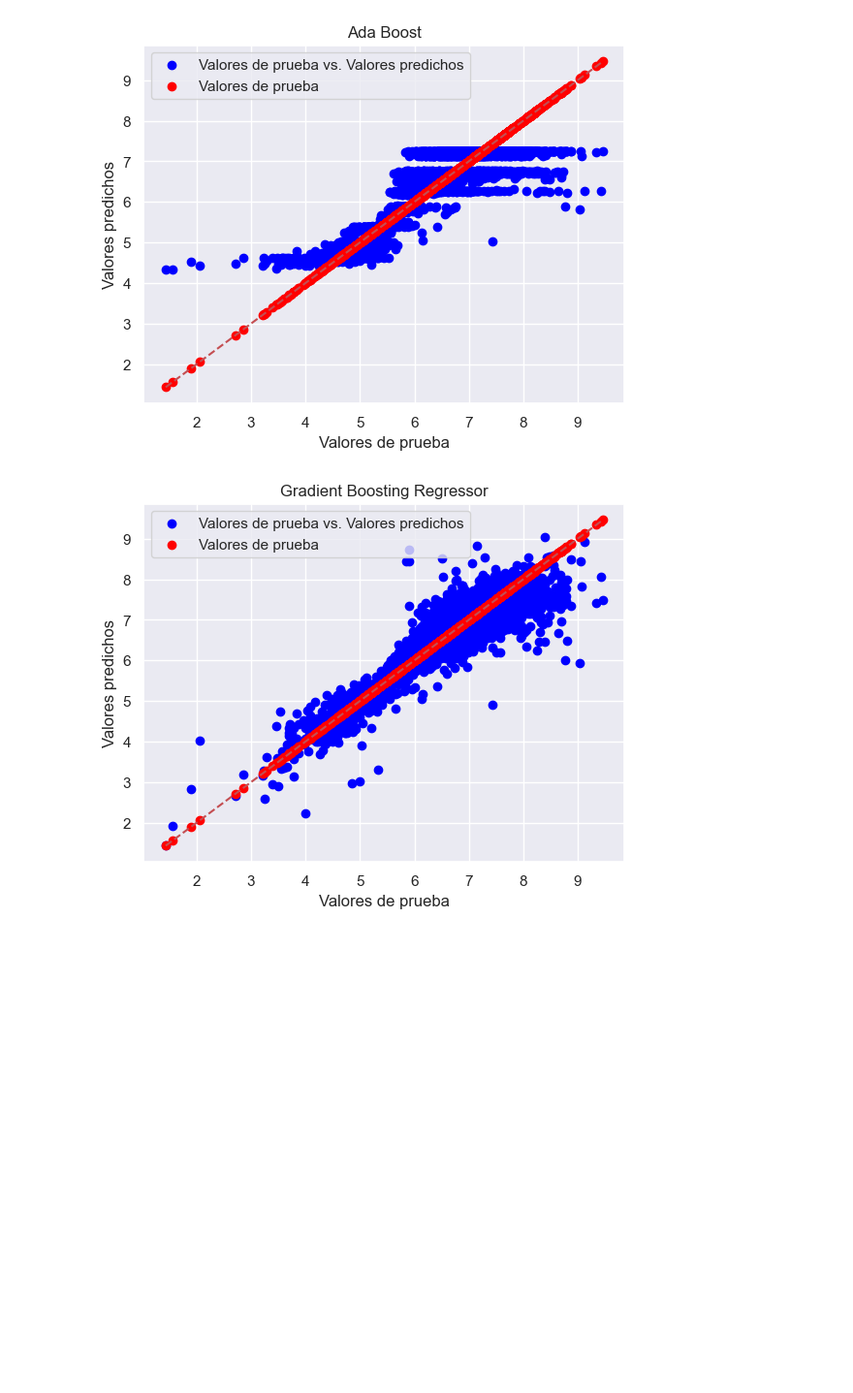
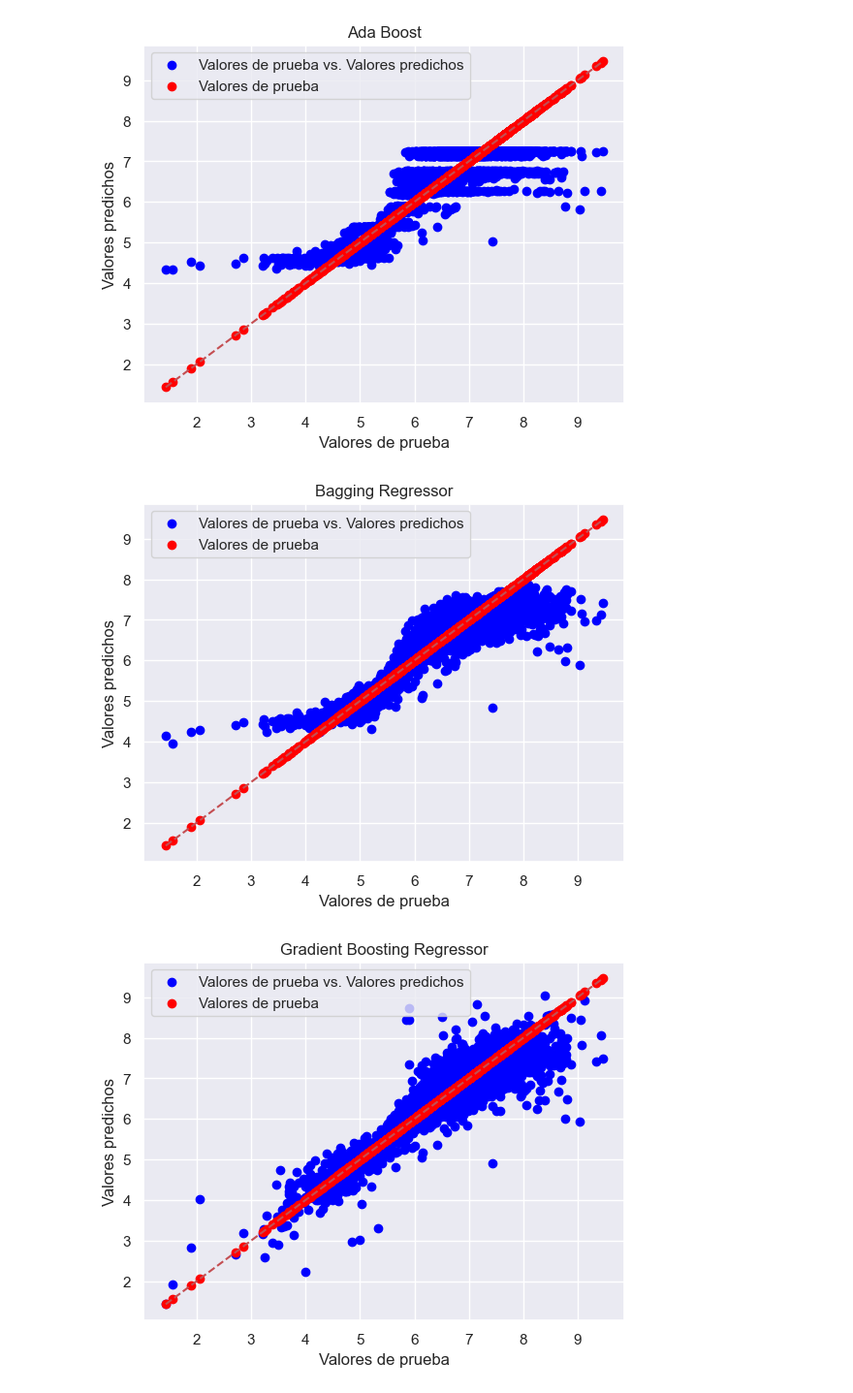
Before and after one commit to svalencia-romero/Prediccion-rating-de-usuarios-de-juegos-de-mesa, a Jupyter notebook: notebooks/04_Evaluacion_Modelo.ipynb, the cells around one changed output. Shown: that part at 97% size. Saved outputs shown, nothing was run; the diff lists cells and outputs as text; code cells hidden in the pictures; blank space fills up the shorter version.

```diff
--- a/notebooks/04_Evaluacion_Modelo.ipynb
+++ b/notebooks/04_Evaluacion_Modelo.ipynb
@@ -286,0 +290,35 @@ R-squared (R2) Score: 0.8451
+# %%
+# Modelo Bagging Regressor
+# Carga de modelo
+model_path = '../models/bagging_regressor/bar_reg.pkl'
+
+with open(model_path, 'rb') as f:
+        loaded_model_reg = pickle.load(f)
+
+# Cargamos data test
+
+df_test = pd.read_csv('../data/test/test.csv')
+
+# Obtener las características (X_test) y las etiquetas (y_test)
+
+X_test = df_test.drop('Rating Average', axis=1)
+y_test = df_test['Rating Average']
+
+# Obtener el mejor modelo entrenado
+
+y_pred_bag = loaded_model_reg.predict(X_test)
+
+mae_reg = mean_absolute_error(y_test, y_pred_bag)
+mape_reg = mean_absolute_percentage_error(y_test, y_pred_bag)
+mse_reg = mean_squared_error(y_test, y_pred_bag)
+rmse_reg = mean_squared_error(y_test, y_pred_bag, squared=False)
+r2_reg = r2_score(y_test, y_pred_bag)
+
+print("Métricas del modelo bagging_regressor","\n")
+print("Mean Absolute Error (MAE):", round(mae_reg,4))
+print("Mean Absolute Percentage Error (MAPE):", round(mape_reg,4))
+print("Mean Squared Error (MSE):", round(mse_reg,4))
+print("Root Mean Squared Error (RMSE):", round(rmse_reg,4))
+print("R-squared (R2) Score:", round(r2_reg,4),"\n")
+
+list_bag_reg = [round(mae_reg,4),round(mape_reg,4),round(mse_reg,4),round(rmse_reg,4),round(r2_reg,4)]
@@ -410,6 +457,17 @@ plt.legend()
 plt.show()
 # %% [output]
 [figure]
+# %%
+plt.scatter(y_test, y_pred_bag, color='blue', label='Valores de prueba vs. Valores predichos')
+plt.plot([min(y_test), max(y_test)], [min(y_test), max(y_test)], 'r--')  # Línea de referencia: valores reales = valores predichos
+plt.scatter(y_test, y_test, color='red', label='Valores de prueba')
+plt.xlabel('Valores de prueba')
+plt.ylabel('Valores predichos')
+plt.title('Bagging Regressor')
+plt.legend()
+plt.show()
+# %% [output]
+[figure, added]
 # %%
 plt.scatter(y_test, y_pred_gbrt, color='blue', label='Valores de prueba vs. Valores predichos')
 plt.plot([min(y_test), max(y_test)], [min(y_test), max(y_test)], 'r--')  # Línea de referencia: valores reales = valores predichos
```
Also changed, not shown: parts of 4 cells of this notebook, 6 other files.
